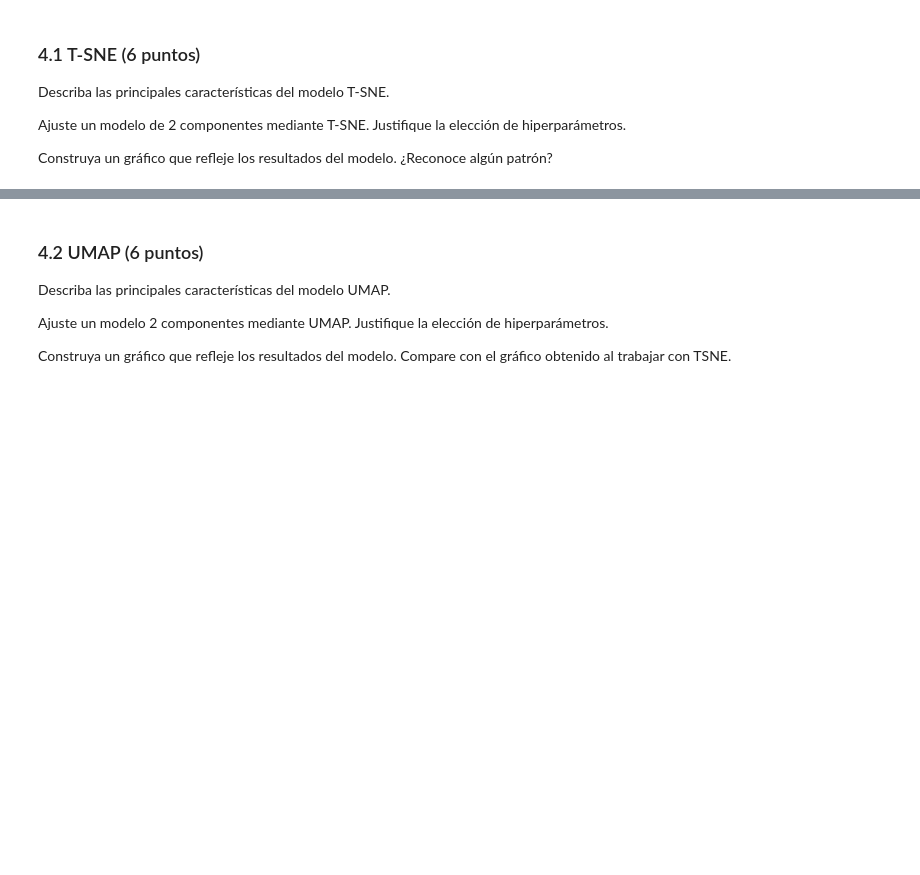
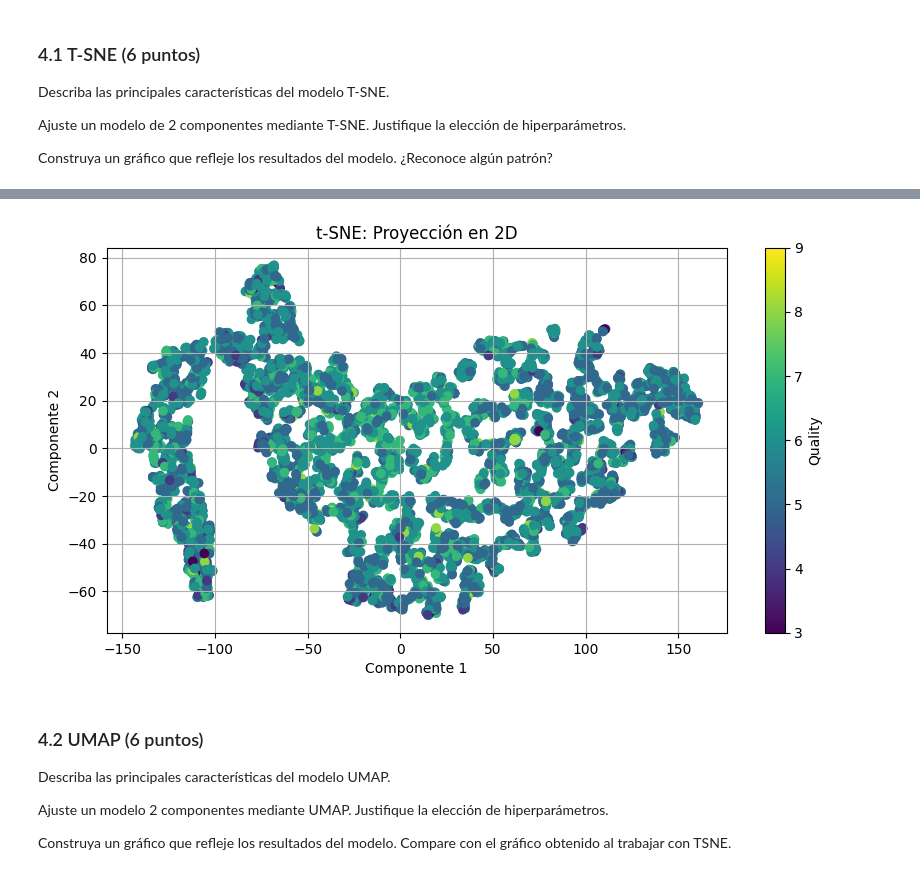
Before and after one commit to VicenteLavagnino/IIC2433, a Jupyter notebook: Tareas/T1/T1-VicenteLavagnino.ipynb, the cells around one changed output, grey strips where cells are left out. Saved outputs shown, nothing was run; the diff lists cells and outputs as text; code cells hidden in the pictures; blank space fills up the shorter version.

```diff
--- a/Tareas/T1/T1-VicenteLavagnino.ipynb
+++ b/Tareas/T1/T1-VicenteLavagnino.ipynb
@@ -482,3 +495,17 @@ En cuanto a los hiperparámetros, se eligieron los siguientes:
+# %%
+# TSNE con df_sin_outliers
+tsne = TSNE(n_components=2, random_state=42, perplexity=30, max_iter=2000, metric='euclidean', learning_rate=200)
+X_tsne = tsne.fit_transform(df_sin_outliers.drop(columns=['quality', 'type']))
+plt.figure(figsize=(10, 5))
+plt.scatter(X_tsne[:, 0], X_tsne[:, 1], c=df_sin_outliers['quality'], cmap='viridis')
+plt.title("t-SNE: Proyección en 2D")
+plt.xlabel("Componente 1")
+plt.ylabel("Componente 2")
+plt.colorbar(label='Quality')
+plt.grid()
+plt.show()
+# %% [output]
+[figure, added]
 # %% [markdown]
 ### 4.2 UMAP (6 puntos)
 
```
Also changed, not shown: parts of 12 cells of this notebook, 1 other file.
